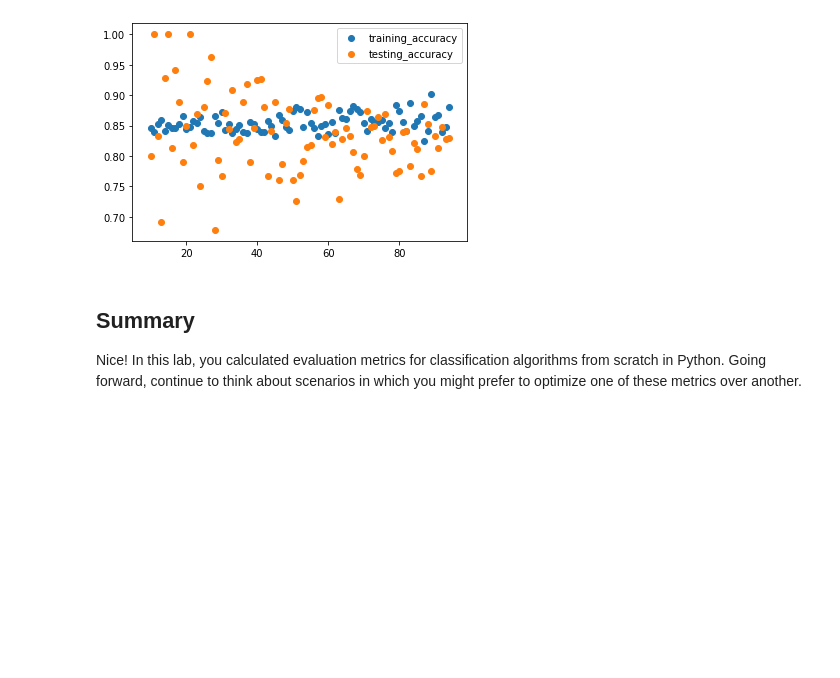
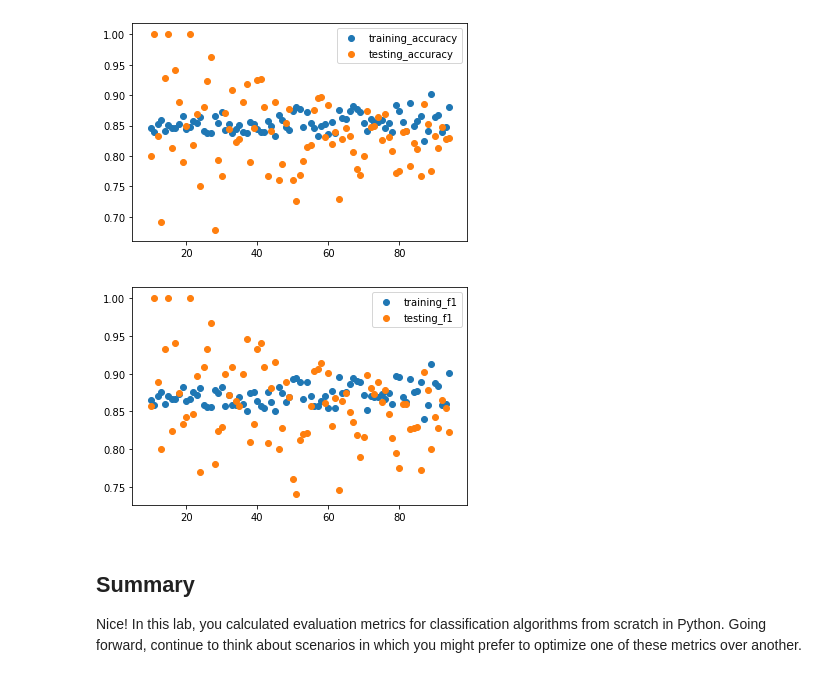
Before and after one commit to polyglottraveler/dsc-evaluating-logistic-regression-models-lab-hbs-ds-060120, a Jupyter notebook: index.ipynb, the cells around one changed output. Cells and saved outputs as stored; diff of their text form; code cells hidden in the pictures; blank space fills up the shorter version.

```diff
--- a/index.ipynb
+++ b/index.ipynb
@@ -255,10 +255,12 @@ plt.show()
 # %%
 # Train and test F1 score
 
 plt.scatter(list(range(10, 95)), training_f1, label='training_f1')
-plt.scatter(list(range(10, 95)), testing_f1, label='testing_accuracy')
+plt.scatter(list(range(10, 95)), testing_f1, label='testing_f1')
 plt.legend()
 plt.show()
+# %% [output]
+[figure, added]
 # %% [markdown]
 ## Summary
 
```
